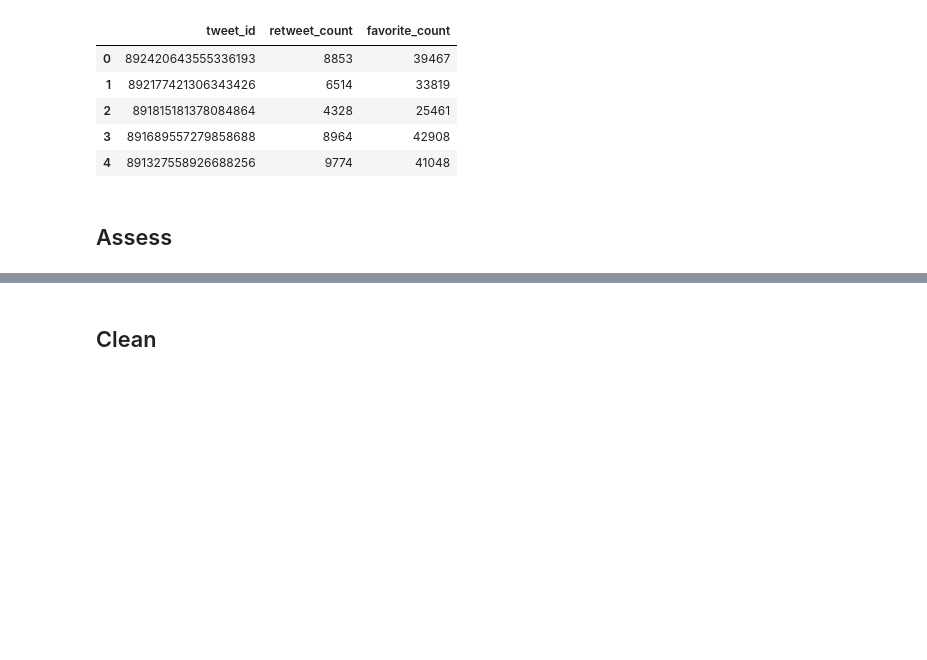
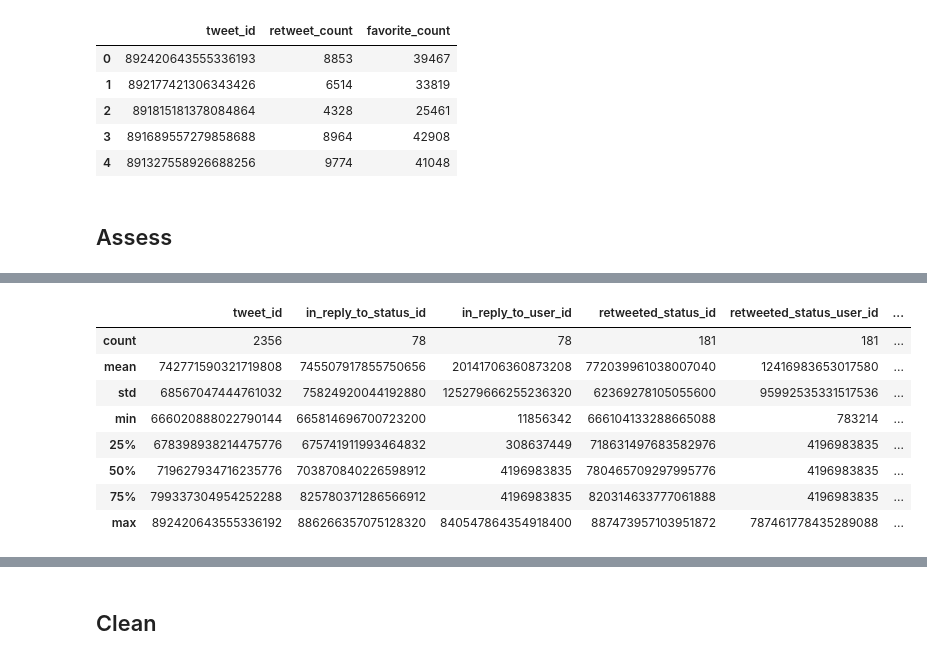
Before and after one commit to PhilipKarns/we_rate_dogs, a Jupyter notebook: wrangle_act.ipynb, the cells around one changed output, grey strips where cells are left out. Saved outputs shown, nothing was run; the diff lists cells and outputs as text; code cells hidden in the pictures; blank space fills up the shorter version.

```diff
--- a/wrangle_act.ipynb
+++ b/wrangle_act.ipynb
@@ -141,0 +144,16 @@ json_info_clean.head()
+# %%
+#format so actual values show instead of exponential values
+pd.set_option('display.float_format', lambda x: '%.0f' % x)
+
+#check if values make sense
+twitter_archive_clean.describe()
+# %% [output]
+|  | tweet_id | in_reply_to_status_id | in_reply_to_user_id | retweeted_status_id | retweeted_status_user_id | ... |
+| count | 2356 | 78 | 78 | 181 | 181 | ... |
+| mean | 742771590321719808 | 745507917855750656 | 20141706360873208 | 772039961038007040 | 12416983653017580 | ... |
+| std | 68567047444761032 | 75824920044192880 | 125279666255236320 | 62369278105055600 | 95992535331517536 | ... |
+| min | 666020888022790144 | 665814696700723200 | 11856342 | 666104133288665088 | 783214 | ... |
+| 25% | 678398938214475776 | 675741911993464832 | 308637449 | 718631497683582976 | 4196983835 | ... |
+| 50% | 719627934716235776 | 703870840226598912 | 4196983835 | 780465709297995776 | 4196983835 | ... |
+| 75% | 799337304954252288 | 825780371286566912 | 4196983835 | 820314633777061888 | 4196983835 | ... |
+| max | 892420643555336192 | 886266357075128320 | 840547864354918400 | 887473957103951872 | 787461778435289088 | ... |
```
Also changed, not shown: parts of 19 cells of this notebook.
